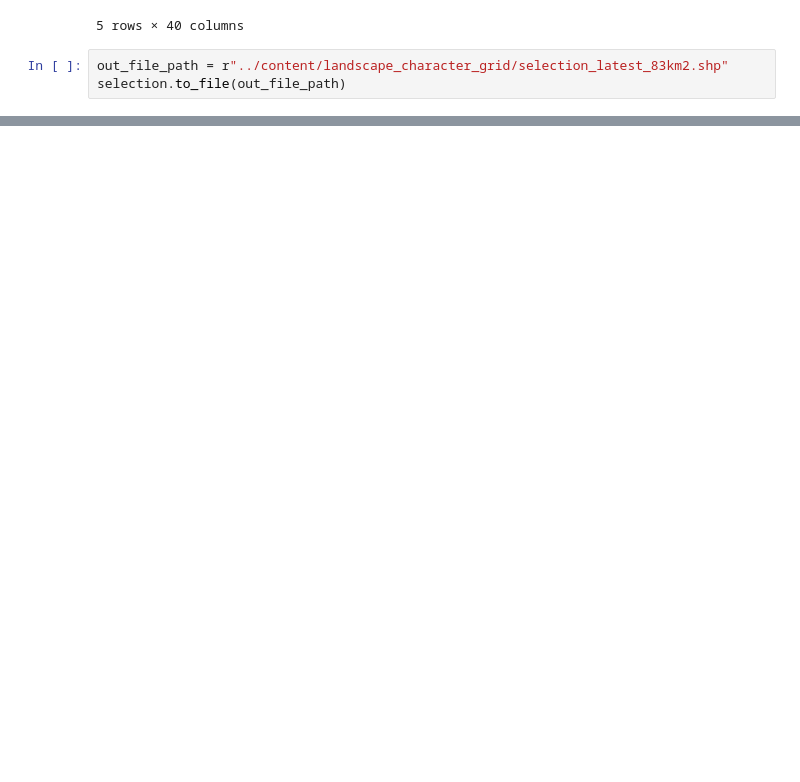
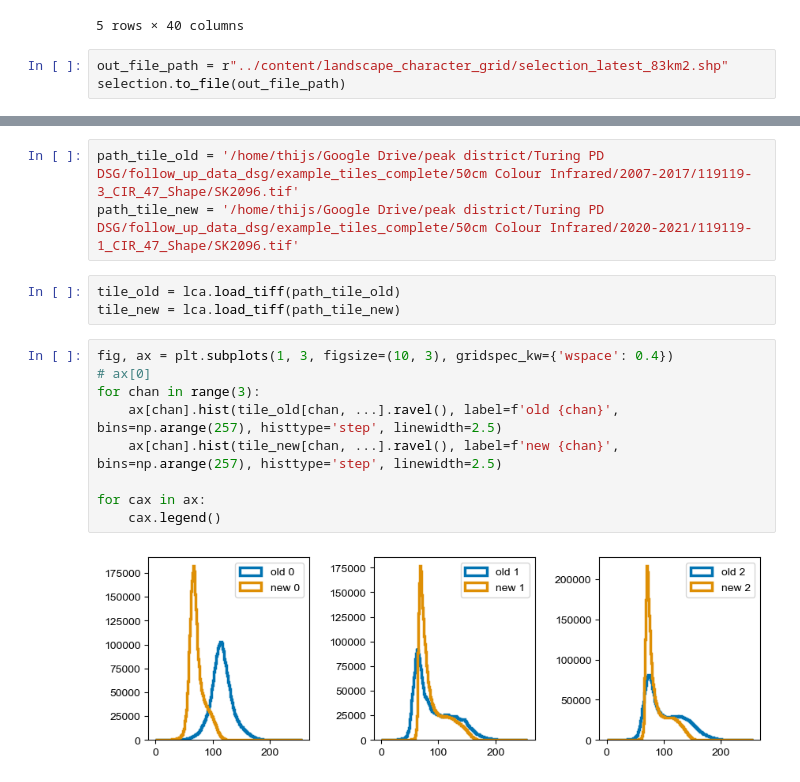
Before and after one commit to pdnpa/cnn-land-cover, a Jupyter notebook: notebooks/Select Grid Data.ipynb, the cells around one changed output, grey strips where cells are left out. Drawn from its saved outputs; the diff is of its cells as text; blank space fills up the shorter version.

```diff
--- a/notebooks/Select Grid Data.ipynb
+++ b/notebooks/Select Grid Data.ipynb
@@ -349,0 +360,17 @@ APGB_selection.to_file(out_file_path)
+# %%
+path_tile_old = '/home/thijs/Google Drive/peak district/Turing PD DSG/follow_up_data_dsg/example_tiles_complete/50cm Colour Infrared/2007-2017/119119-3_CIR_47_Shape/SK2096.tif'
+path_tile_new = '/home/thijs/Google Drive/peak district/Turing PD DSG/follow_up_data_dsg/example_tiles_complete/50cm Colour Infrared/2020-2021/119119-1_CIR_47_Shape/SK2096.tif'
+# %%
+tile_old = lca.load_tiff(path_tile_old)
+tile_new = lca.load_tiff(path_tile_new)
+# %%
+fig, ax = plt.subplots(1, 3, figsize=(10, 3), gridspec_kw={'wspace': 0.4})
+# ax[0]
+for chan in range(3):
+    ax[chan].hist(tile_old[chan, ...].ravel(), label=f'old {chan}', bins=np.arange(257), histtype='step', linewidth=2.5)
+    ax[chan].hist(tile_new[chan, ...].ravel(), label=f'new {chan}', bins=np.arange(257), histtype='step', linewidth=2.5)
+
+for cax in ax:
+    cax.legend()
+# %% [output]
+[figure, added]
```
Also changed, not shown: parts of 6 cells of this notebook, 4 other files.
